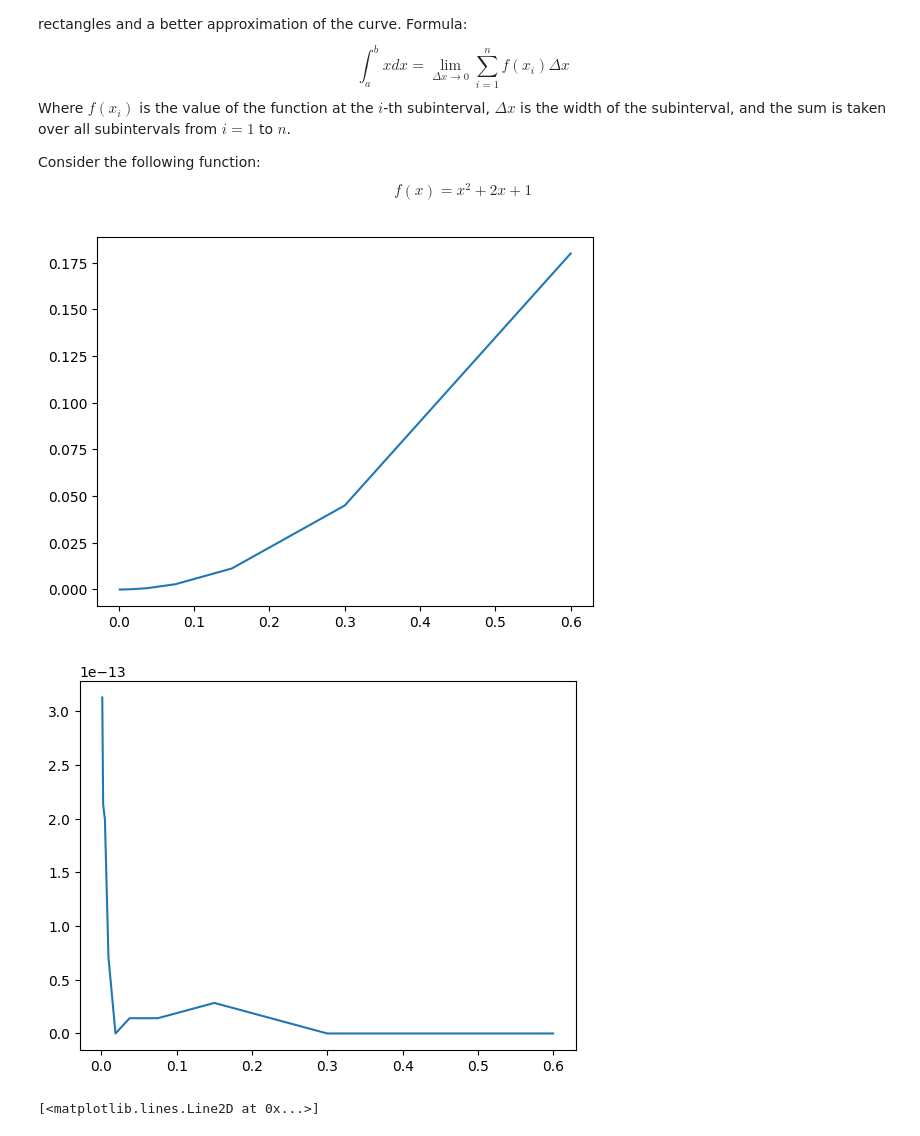
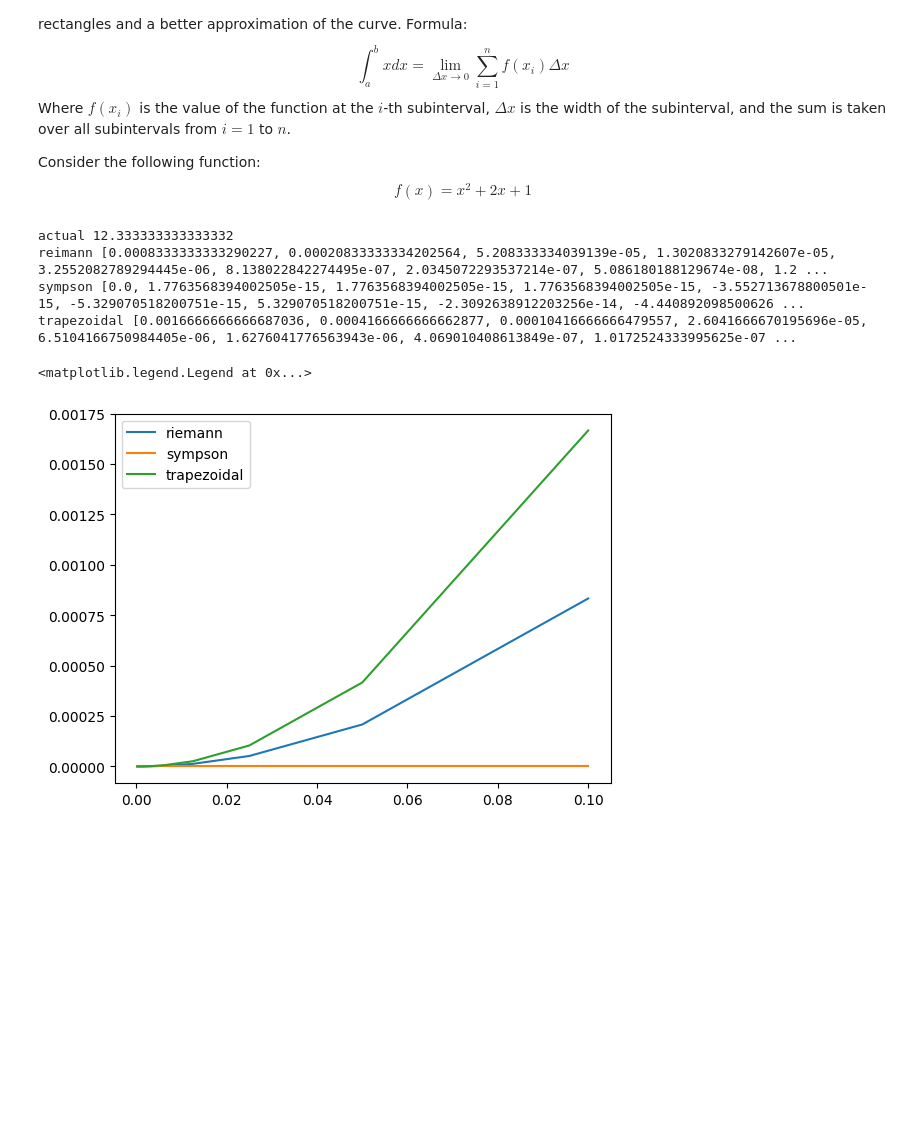
Before and after one commit to narayan-jat/Calculus, a Jupyter notebook: Integration.ipynb, the cells around one changed output. Saved outputs shown, nothing was run; the diff lists cells and outputs as text; code cells hidden in the pictures; blank space fills up the shorter version.

```diff
--- a/Integration.ipynb
+++ b/Integration.ipynb
@@ -55,16 +55,23 @@ while partition < 10000:
         sympsonSum = sympsonSum + (f(lowerLimit) / 3 + f(m / 2) * (4 / 3) + f(u) / 3) * deltaX / 2
         tagPart += deltaX
     riemannInt.append(result - riemannSum)
-    sympsonInt.append(abs(sympsonSum - result))
+    sympsonInt.append((sympsonSum - result))
     trapezoidalInt.append(trapezoidalSum - result)
     partition *= 2
+print('actual', result)
+print('reimann', riemannInt)
+print('sympson', sympsonInt)
+print('trapezoidal', trapezoidalInt)
+# %% [output]
+actual 12.333333333333332
+reimann [0.0008333333333290227, 0.00020833333334202564, 5.208333334039139e-05, 1.3020833279142607e-05, 3.2552082789294445e-06, 8.138022842274495e-07, 2.0345072293537214e-07, 5.086180188129674e-08, 1.2 ...
+sympson [0.0, 1.7763568394002505e-15, 1.7763568394002505e-15, 1.7763568394002505e-15, -3.552713678800501e-15, -5.329070518200751e-15, 5.329070518200751e-15, -2.3092638912203256e-14, -4.440892098500626 ...
+trapezoidal [0.0016666666666687036, 0.0004166666666662877, 0.00010416666666479557, 2.6041666670195696e-05, 6.5104166750984405e-06, 1.6276041776563943e-06, 4.069010408613849e-07, 1.0172524333995625e-07 ...
 # %%
-py.plot(deltaXList, riemannInt)
-py.show()
-py.plot(deltaXList, sympsonInt)
-py.show()
-py.plot(deltaXList, trapezoidalInt)
+py.plot(deltaXList, riemannInt, label = 'riemann')
+py.plot(deltaXList, sympsonInt, label = 'sympson')
+py.plot(deltaXList, trapezoidalInt, label = 'trapezoidal')
+py.legend()
 # %% [output]
+<matplotlib.legend.Legend at 0x...>
-[figure, old version]
+[figure, new version]
-[figure, removed]
-[<matplotlib.lines.Line2D at 0x...>]
```
Also changed, not shown: parts of 1 cell of this notebook.
